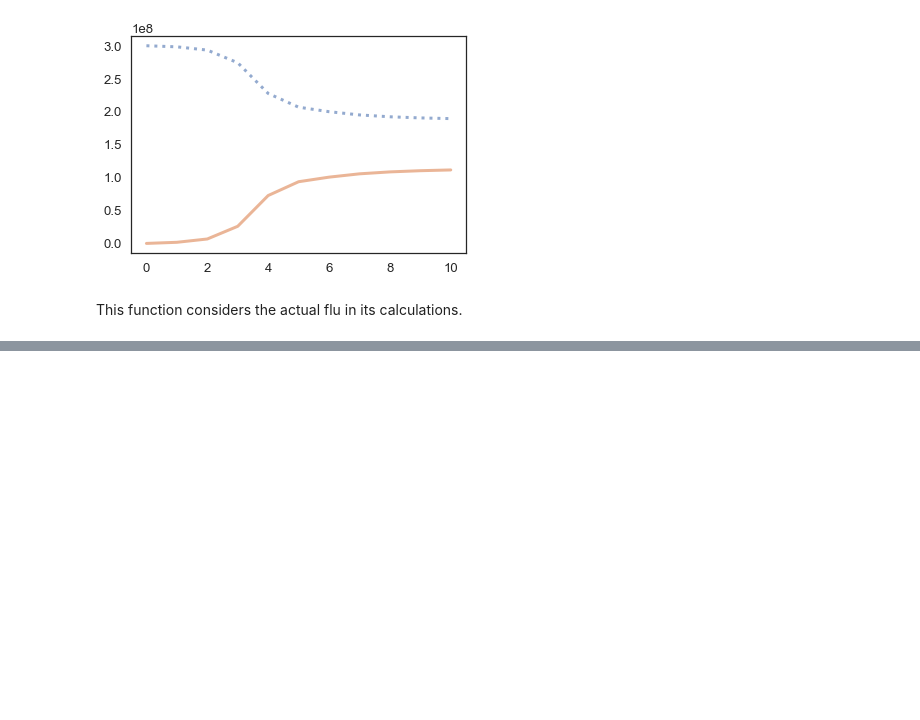
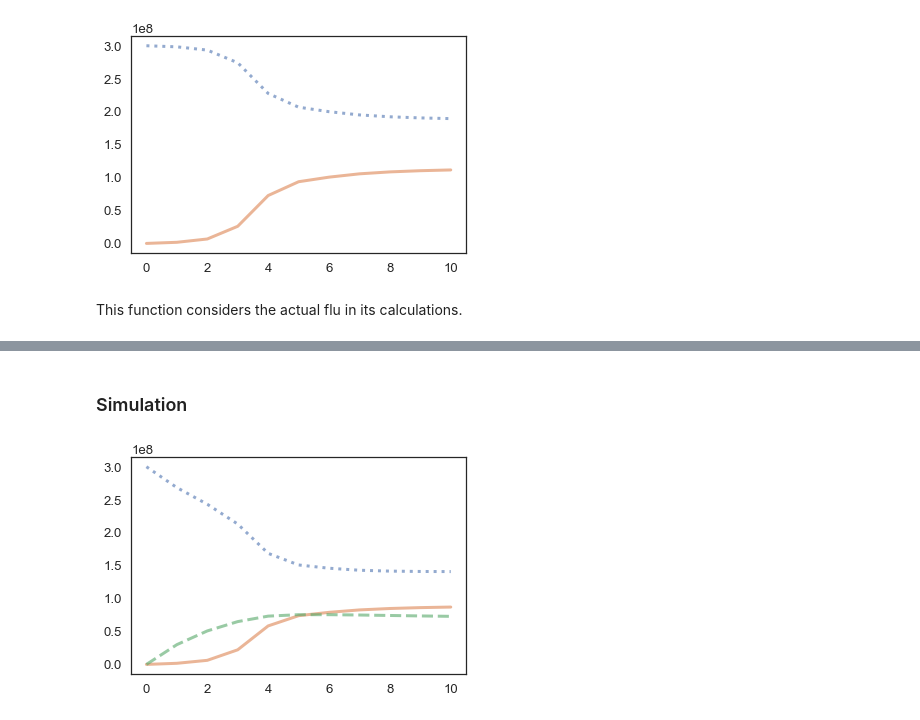
Before and after one commit to hardlyrichie/modsim-project1, a Jupyter notebook: Influenza Modelation.ipynb, the cells around one changed output, grey strips where cells are left out. Cells and saved outputs as stored; diff of their text form; code cells hidden in the pictures; blank space fills up the shorter version.

Commit message:
Created Run Simulation

```diff
--- a/Influenza Modelation.ipynb
+++ b/Influenza Modelation.ipynb
@@ -142,0 +142,3 @@ pops = State(vaccinated = TimeSeries(), infected= TimeSeries(), population= Time
+# %%
+def Initialize_Simulation(initPopulation, vaccinationPercent, infectionRate, vaccineEffectiveRate, infectDeathRate, diseaseRecoveryRate):
+    return System(initpopulation = initPopulation,vaccinationPercent = vaccinationPercent, infection_rate = infectionRate, vaccineEffectiveRate =vaccineEffectiveRate, infectionDeathRate =infectDeathRate, diseaseRecoveryRate= diseaseRecoveryRate)
@@ -197,0 +203,14 @@ def Infection_population_vaccine_Test():
+# %%
+def with_Perfect_Vaccine(system,vaccinated, infected, population):
+    months = [1,2,3,4,5,6,7,8,9,10]
+    for i in months:
+        deltavaccinated =population[i-1] * system.vaccinationPercent[i-1]/100
+        vaccinated[i] = vaccinated[i-1] + deltavaccinated
+
+        deltainfected = population[i-1] * system.infection_rate - infected[i-1] * system.infectionDeathRate - infected[i-1] * system.diseaseRecoveryRate
+        infected[i] = infected[i-1] + deltainfected
+
+
+        population[i] = population[i-1] + birth_rate[birth_rate.columns[0]].iloc[i] - death_rate[death_rate.columns[0]].iloc[i] - deltavaccinated - deltainfected
+
+    return vaccinated, infected, population
@@ -197,0 +246,28 @@ def Infection_population_vaccine_Test():
+# %%
+def run_Simulation(system, vaccine_function):
+    vaccinated = TimeSeries();
+    infected= TimeSeries();
+    population= TimeSeries();
+    population[0] = system.initpopulation
+    vaccinated[0] = 0;
+    infected[0] = 0;
+
+    vaccinated, infected, population = vaccine_function(system,vaccinated, infected, population);
+
+
+    return population, vaccinated, infected ;
+# %%
+def plot_results(population, vaccinated, infected):
+    plot(population,':', label = 'Population');
+    plot(vaccinated, label ='Vaccinated');
+    plot(infected, "--g", label = 'Infected');
+# %% [markdown]
+### Simulation
+# %%
+system = Initialize_Simulation(300000000, vacc, .1,1,1.6/100000, .2) #initPopulation, vaccinationPercent, infectionRate, vaccineEffectiveRate, infectDeathRate, diseaseRecoveryRate
+
+population, vaccinated, infected = run_Simulation(system, with_Perfect_Vaccine)
+
+plot_results(population, vaccinated, infected)
+# %% [output]
+[figure, added]
```
Also changed, not shown: parts of 9 cells of this notebook.
